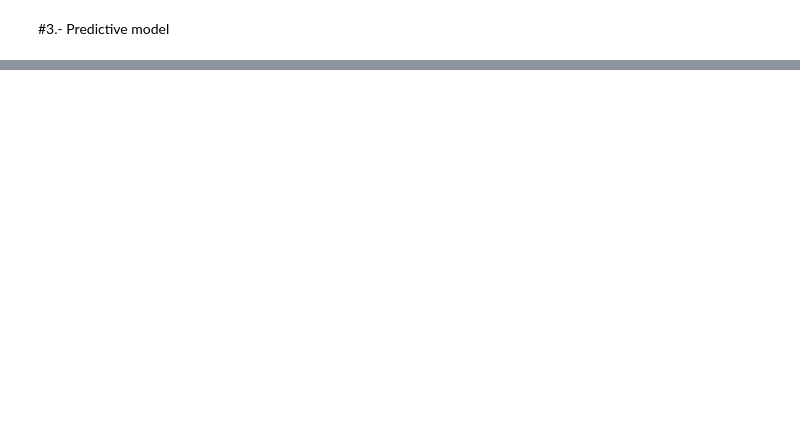
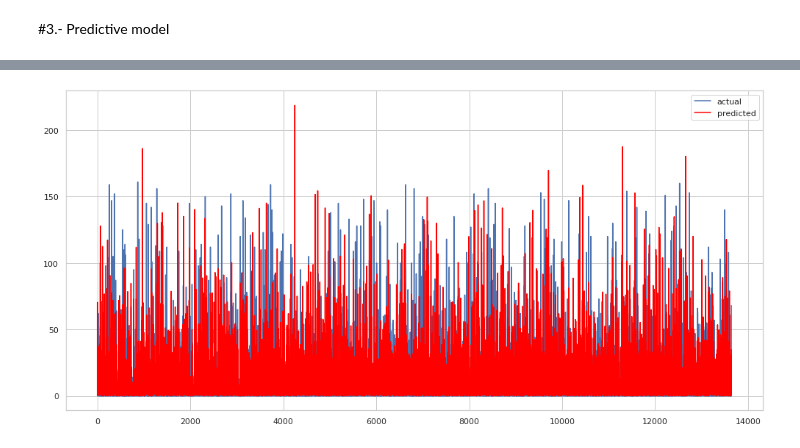
Before and after one commit to Alan-Hans/Challenge-Data-Scientist, a Jupyter notebook: solution.ipynb, the cells around one changed output, grey strips where cells are left out. Saved outputs shown, nothing was run; the diff lists cells and outputs as text; code cells hidden in the pictures; blank space fills up the shorter version.

```diff
--- a/solution.ipynb
+++ b/solution.ipynb
@@ -460,0 +682,11 @@ International flights are more prone to delays. But nothing conclusive.
+# %%
+#Trying to plot them all at once
+from matplotlib import pyplot
+pyplot.figure(figsize=(17, 8))
+pyplot.plot(y_test, label="actual")
+pyplot.plot(y_pred, color='red', label="predicted")
+pyplot.legend(loc='best')
+#pyplot.plot(predictions, color='red')
+pyplot.show()
+# %% [output]
+[figure, added]
```
Also changed, not shown: parts of 26 cells of this notebook.
